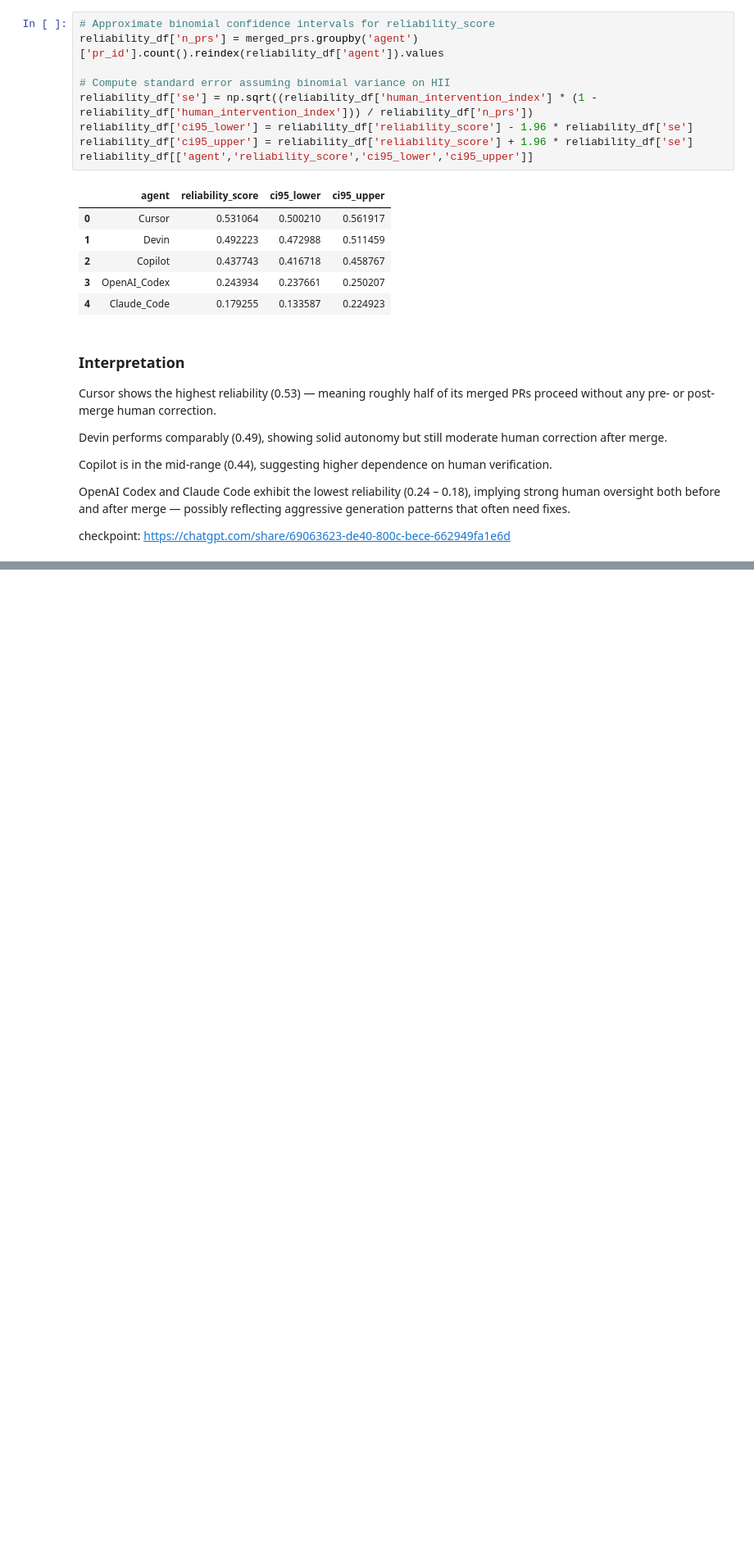
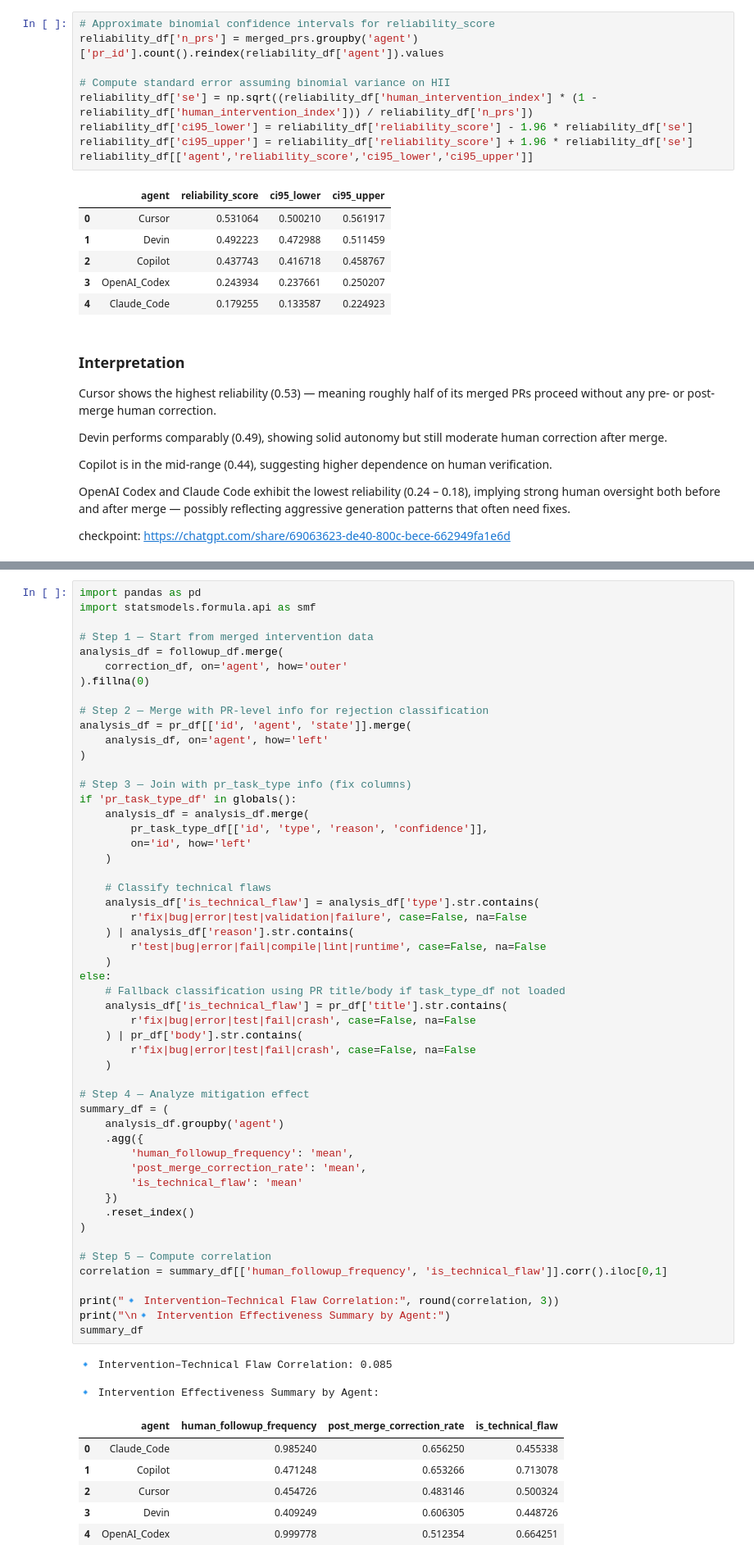
Before and after one commit to Lay-ke/Data-mining, a Jupyter notebook: analysis/load_AIDev.ipynb, the cells around one changed output, grey strips where cells are left out. Shown at 82% size. Cells and saved outputs as stored; diff of their text form; blank space fills up the shorter version.

```diff
--- a/analysis/load_AIDev.ipynb
+++ b/analysis/load_AIDev.ipynb
@@ -1641,0 +1690,62 @@ checkpoint: https://chatgpt.com/share/69063623-de40-800c-bece-662949fa1e6d
+# %%
+import pandas as pd
+import statsmodels.formula.api as smf
+
+# Step 1 — Start from merged intervention data
+analysis_df = followup_df.merge(
+    correction_df, on='agent', how='outer'
+).fillna(0)
+
+# Step 2 — Merge with PR-level info for rejection classification
+analysis_df = pr_df[['id', 'agent', 'state']].merge(
+    analysis_df, on='agent', how='left'
+)
+
+# Step 3 — Join with pr_task_type info (fix columns)
+if 'pr_task_type_df' in globals():
+    analysis_df = analysis_df.merge(
+        pr_task_type_df[['id', 'type', 'reason', 'confidence']],
+        on='id', how='left'
+    )
+
+    # Classify technical flaws
+    analysis_df['is_technical_flaw'] = analysis_df['type'].str.contains(
+        r'fix|bug|error|test|validation|failure', case=False, na=False
+    ) | analysis_df['reason'].str.contains(
+        r'test|bug|error|fail|compile|lint|runtime', case=False, na=False
+    )
+else:
+    # Fallback classification using PR title/body if task_type_df not loaded
+    analysis_df['is_technical_flaw'] = pr_df['title'].str.contains(
+        r'fix|bug|error|test|fail|crash', case=False, na=False
+    ) | pr_df['body'].str.contains(
+        r'fix|bug|error|test|fail|crash', case=False, na=False
+    )
+
+# Step 4 — Analyze mitigation effect
+summary_df = (
+    analysis_df.groupby('agent')
+    .agg({
+        'human_followup_frequency': 'mean',
+        'post_merge_correction_rate': 'mean',
+        'is_technical_flaw': 'mean'
+    })
+    .reset_index()
+)
+
+# Step 5 — Compute correlation
+correlation = summary_df[['human_followup_frequency', 'is_technical_flaw']].corr().iloc[0,1]
+
+print("🔹 Intervention–Technical Flaw Correlation:", round(correlation, 3))
+print("\n🔹 Intervention Effectiveness Summary by Agent:")
+summary_df
+# %% [output]
+🔹 Intervention–Technical Flaw Correlation: 0.085
+
+🔹 Intervention Effectiveness Summary by Agent:
+|  | agent | human_followup_frequency | post_merge_correction_rate | is_technical_flaw |
+| 0 | Claude_Code | 0.985240 | 0.656250 | 0.455338 |
+| 1 | Copilot | 0.471248 | 0.653266 | 0.713078 |
+| 2 | Cursor | 0.454726 | 0.483146 | 0.500324 |
+| 3 | Devin | 0.409249 | 0.606305 | 0.448726 |
+| 4 | OpenAI_Codex | 0.999778 | 0.512354 | 0.664251 |
```
Also changed, not shown: parts of 11 cells of this notebook.
